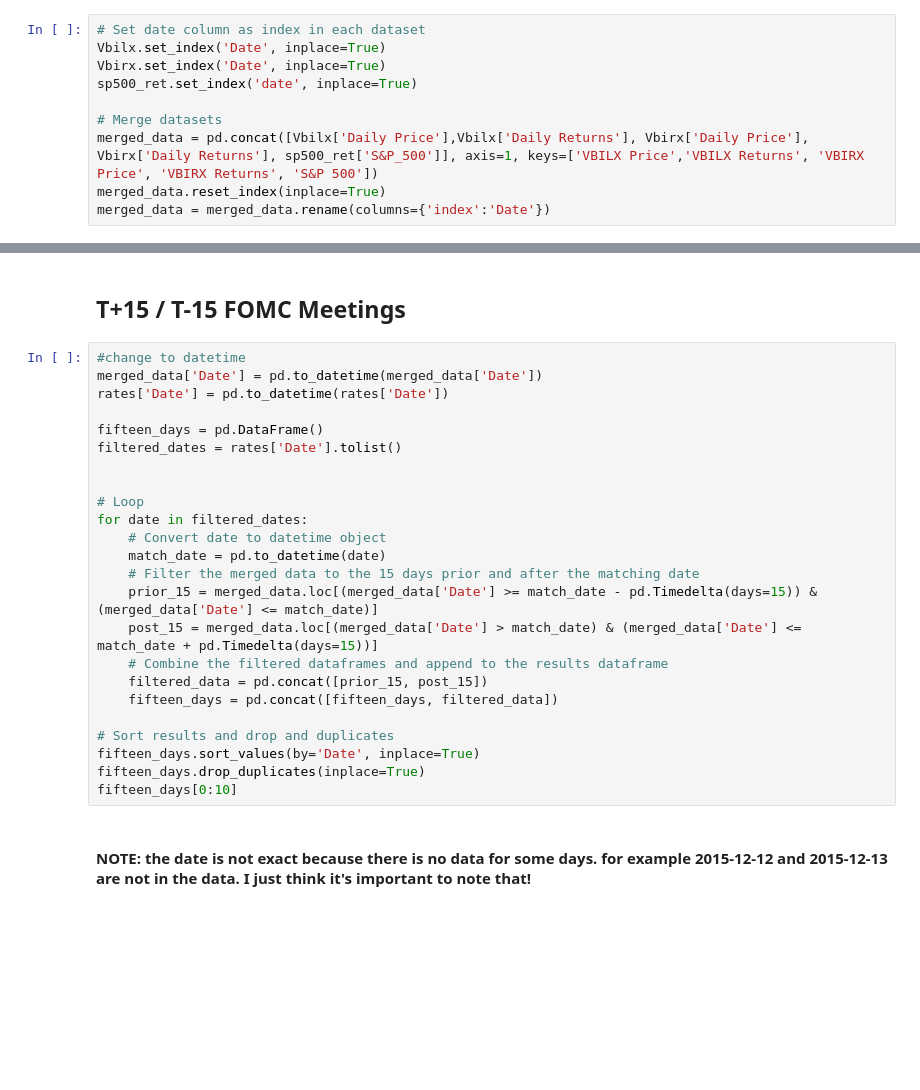
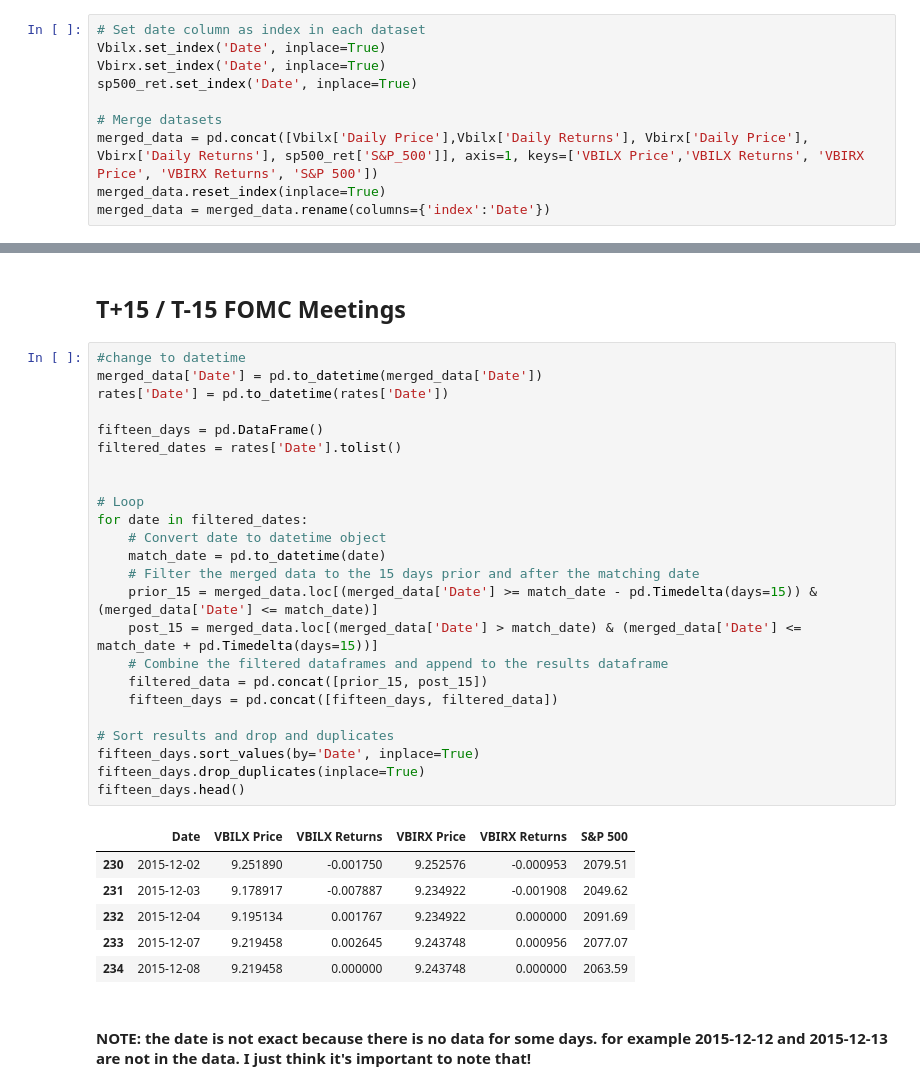
Before and after one commit to mab923/finalteamproject, a Jupyter notebook: FinalProject.ipynb, the cells around one changed output, grey strips where cells are left out. Saved outputs shown, nothing was run; the diff lists cells and outputs as text; blank space fills up the shorter version.

```diff
--- a/FinalProject.ipynb
+++ b/FinalProject.ipynb
@@ -191,7 +191,7 @@ rates.to_csv('final_dataset/Final_Dataset.csv', index=True)
 # Set date column as index in each dataset
 Vbilx.set_index('Date', inplace=True)
 Vbirx.set_index('Date', inplace=True)
-sp500_ret.set_index('date', inplace=True)
+sp500_ret.set_index('Date', inplace=True)
 
 # Merge datasets
 merged_data = pd.concat([Vbilx['Daily Price'],Vbilx['Daily Returns'], Vbirx['Daily Price'], Vbirx['Daily Returns'], sp500_ret['S&P_500']], axis=1, keys=['VBILX Price','VBILX Returns', 'VBIRX Price', 'VBIRX Returns', 'S&P 500'])
@@ -221,27 +237,34 @@ plt.show()
 # %%
 #change to datetime
 merged_data['Date'] = pd.to_datetime(merged_data['Date'])
 rates['Date'] = pd.to_datetime(rates['Date'])
 
 fifteen_days = pd.DataFrame()
 filtered_dates = rates['Date'].tolist()
 
 
 # Loop
 for date in filtered_dates:
     # Convert date to datetime object
     match_date = pd.to_datetime(date)
     # Filter the merged data to the 15 days prior and after the matching date
     prior_15 = merged_data.loc[(merged_data['Date'] >= match_date - pd.Timedelta(days=15)) & (merged_data['Date'] <= match_date)]
     post_15 = merged_data.loc[(merged_data['Date'] > match_date) & (merged_data['Date'] <= match_date + pd.Timedelta(days=15))]
     # Combine the filtered dataframes and append to the results dataframe
     filtered_data = pd.concat([prior_15, post_15])
     fifteen_days = pd.concat([fifteen_days, filtered_data])
 
 # Sort results and drop and duplicates
 fifteen_days.sort_values(by='Date', inplace=True)
 fifteen_days.drop_duplicates(inplace=True)
-fifteen_days[0:10]
+fifteen_days.head()
+# %% [output]
+|  | Date | VBILX Price | VBILX Returns | VBIRX Price | VBIRX Returns | S&P 500 |
+| 230 | 2015-12-02 | 9.251890 | -0.001750 | 9.252576 | -0.000953 | 2079.51 |
+| 231 | 2015-12-03 | 9.178917 | -0.007887 | 9.234922 | -0.001908 | 2049.62 |
+| 232 | 2015-12-04 | 9.195134 | 0.001767 | 9.234922 | 0.000000 | 2091.69 |
+| 233 | 2015-12-07 | 9.219458 | 0.002645 | 9.243748 | 0.000956 | 2077.07 |
+| 234 | 2015-12-08 | 9.219458 | 0.000000 | 9.243748 | 0.000000 | 2063.59 |
 # %% [markdown]
 #### NOTE: the date is not exact because there is no data for some days. for example 2015-12-12 and 2015-12-13 are not in the data. I just think it's important to note that!
 # %% [markdown]
```
Also changed, not shown: parts of 7 cells of this notebook, 9 other files.
